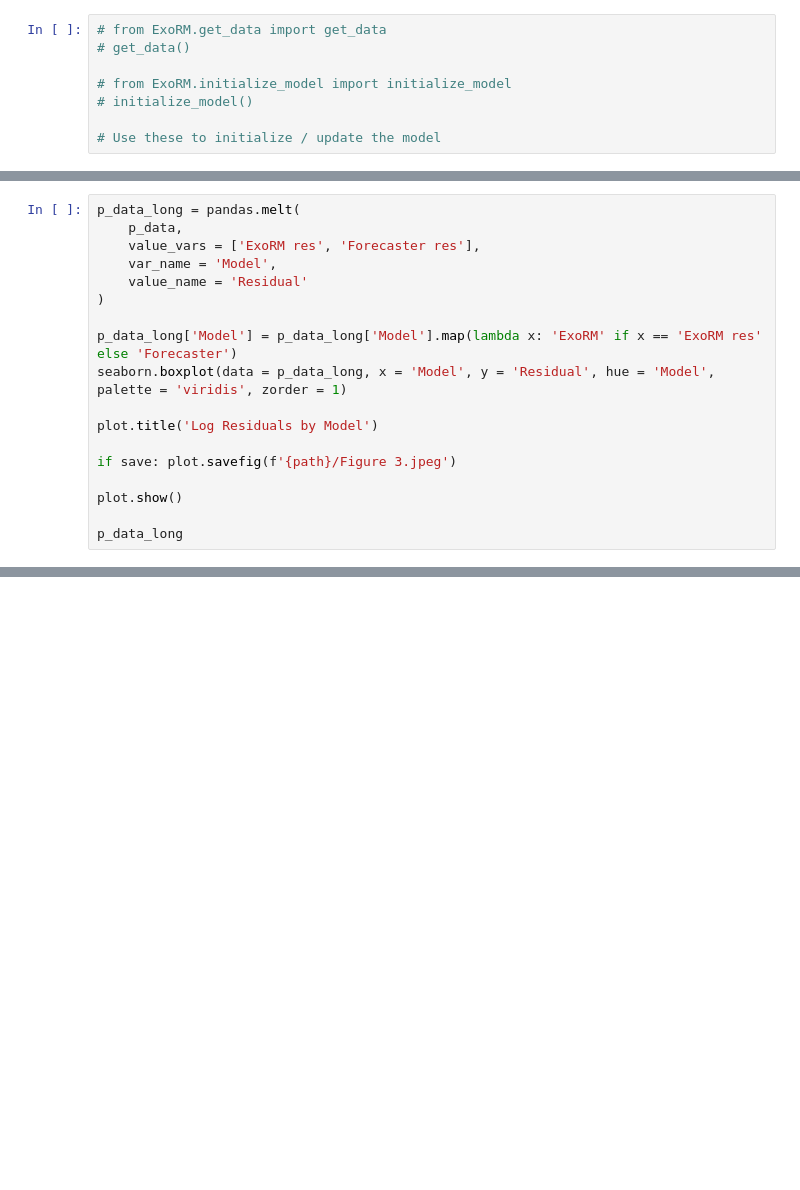
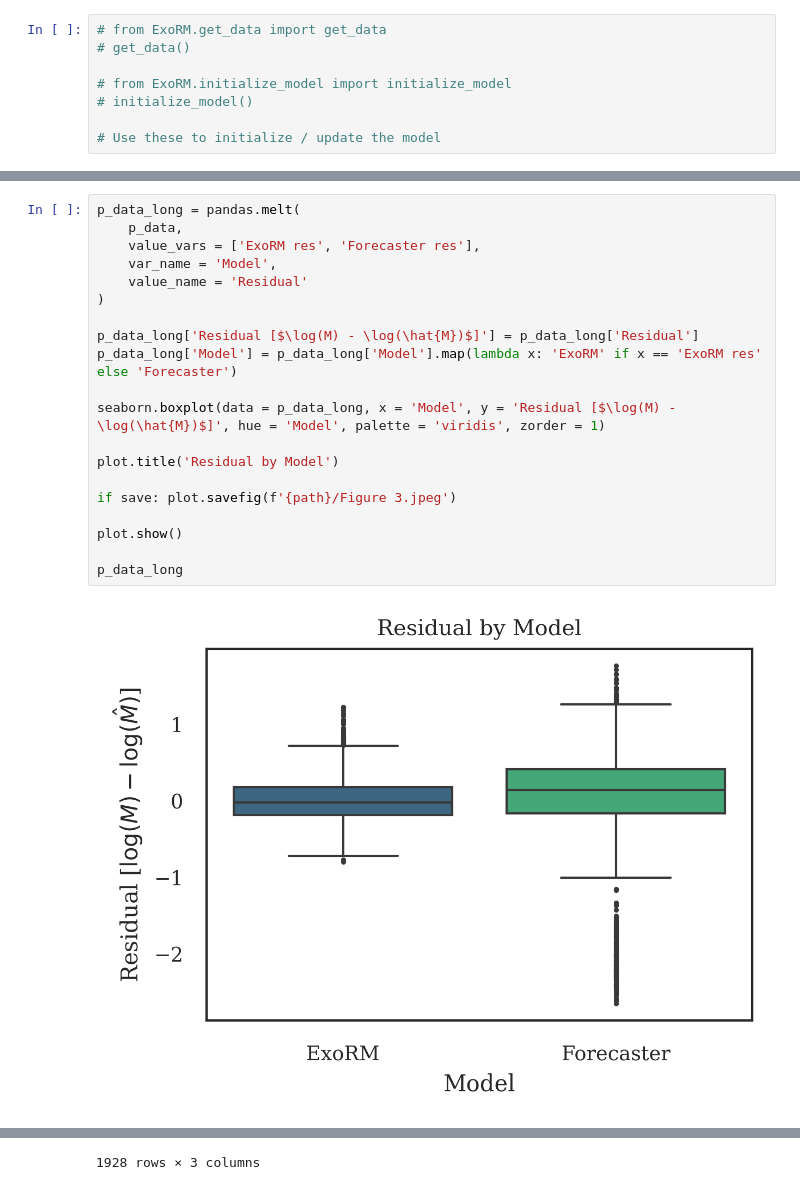
Before and after one commit to kzhu2099/ExoRM, a Jupyter notebook: example.ipynb, the cells around one changed output, grey strips where cells are left out. Saved outputs shown, nothing was run; the diff lists cells and outputs as text; blank space fills up the shorter version.

```diff
--- a/example.ipynb
+++ b/example.ipynb
@@ -170,18 +255,22 @@ p_data['winner'].value_counts() / len(p_data)
 # %%
 p_data_long = pandas.melt(
     p_data,
     value_vars = ['ExoRM res', 'Forecaster res'],
     var_name = 'Model',
     value_name = 'Residual'
 )
 
+p_data_long['Residual [$\log(M) - \log(\hat{M})$]'] = p_data_long['Residual']
 p_data_long['Model'] = p_data_long['Model'].map(lambda x: 'ExoRM' if x == 'ExoRM res' else 'Forecaster')
-seaborn.boxplot(data = p_data_long, x = 'Model', y = 'Residual', hue = 'Model', palette = 'viridis', zorder = 1)
 
-plot.title('Log Residuals by Model')
+seaborn.boxplot(data = p_data_long, x = 'Model', y = 'Residual [$\log(M) - \log(\hat{M})$]', hue = 'Model', palette = 'viridis', zorder = 1)
+
+plot.title('Residual by Model')
 
 if save: plot.savefig(f'{path}/Figure 3.jpeg')
 
 plot.show()
 
 p_data_long
+# %% [output]
+[figure, added]
@@ -188,3 +289,4 @@ p_data_long
+1928 rows × 3 columns
 # %%
 10 ** xs[numpy.argmin(numpy.abs((10 ** ms) - 317.9 * 13))]
 # the deuterium burning limit radius
```
Also changed, not shown: parts of 18 cells of this notebook.
